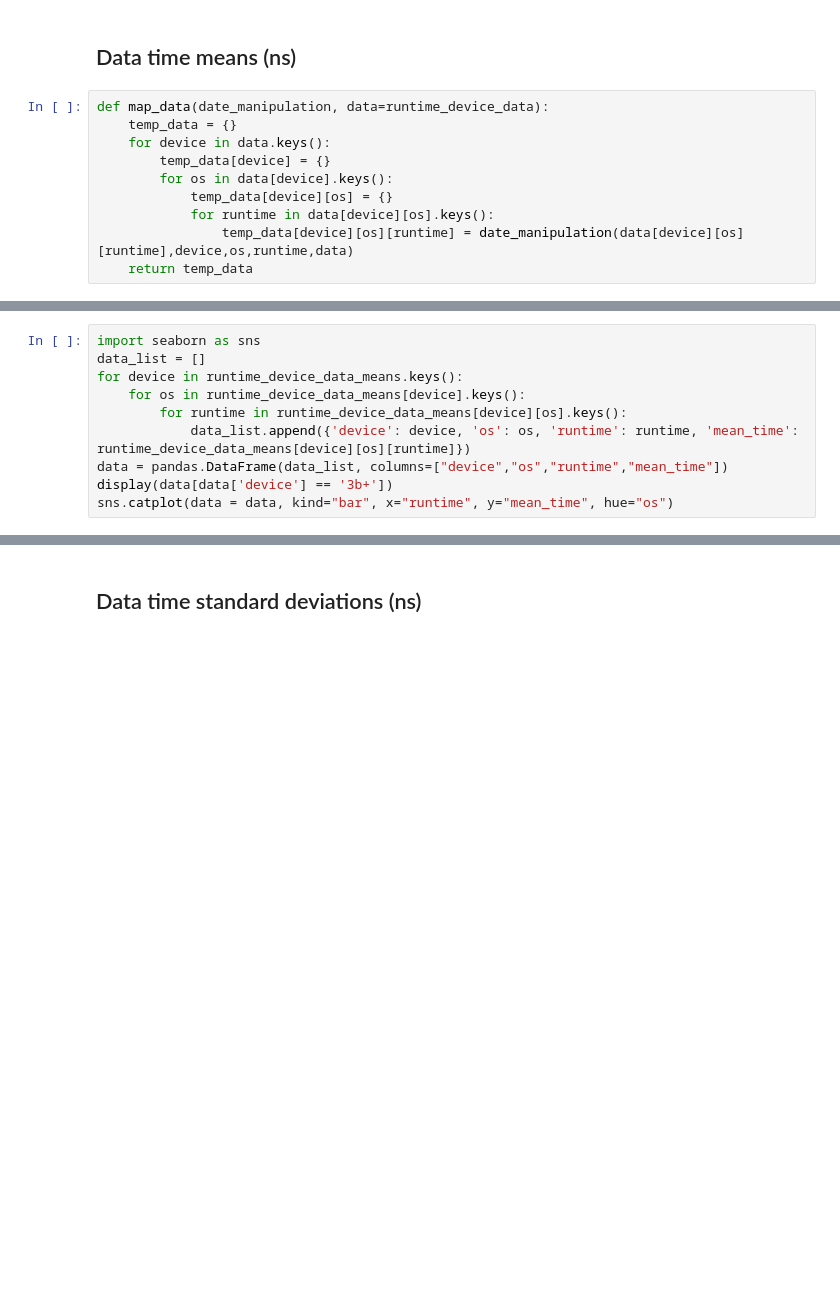
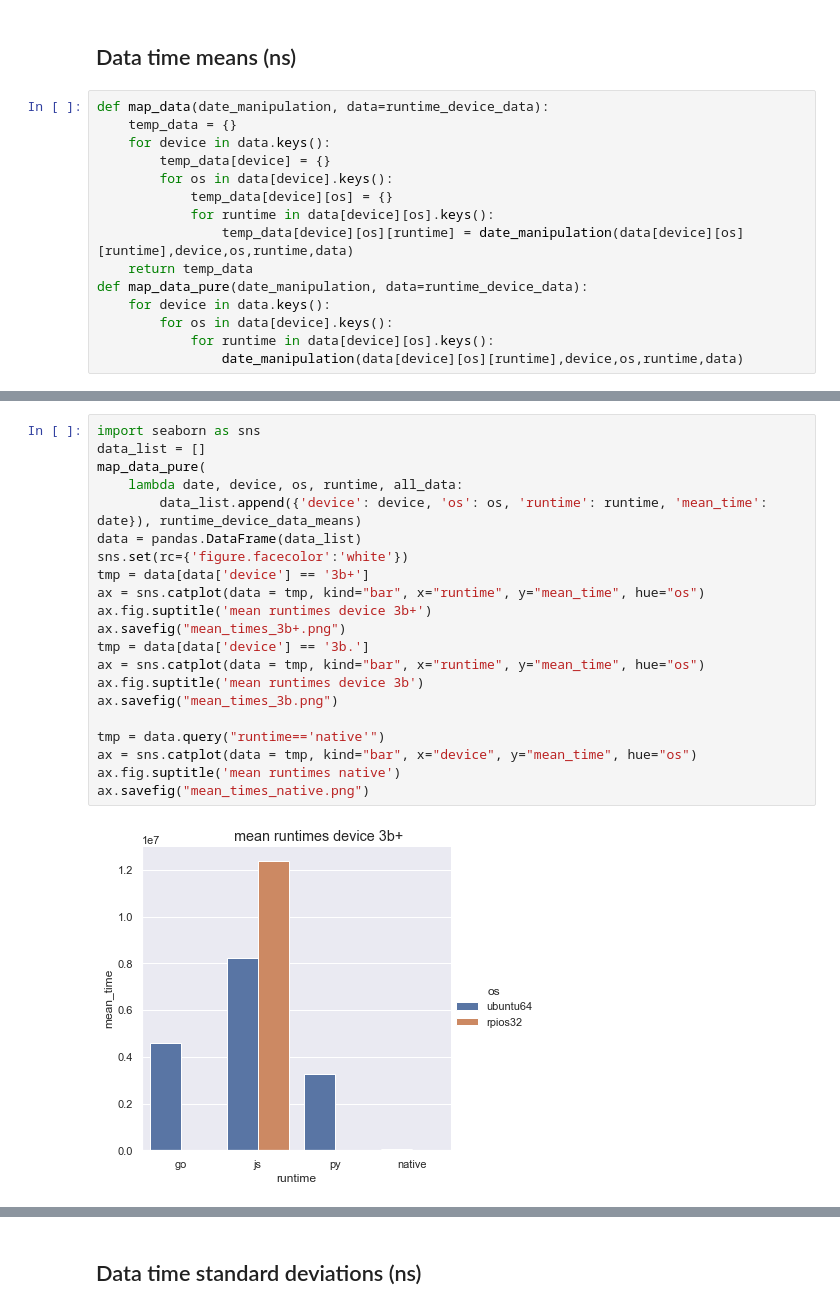
Before and after one commit to proohit/nodejs-rust, a Jupyter notebook: smartcore-wasi/analysis.ipynb, the cells around one changed output, grey strips where cells are left out. Cells and saved outputs as stored; diff of their text form; blank space fills up the shorter version.

Commit message:
smartcore-wasi - add means plots

```diff
--- a/smartcore-wasi/analysis.ipynb
+++ b/smartcore-wasi/analysis.ipynb
@@ -114,3 +114,8 @@ def map_data(date_manipulation, data=runtime_device_data):
             for runtime in data[device][os].keys():
                 temp_data[device][os][runtime] = date_manipulation(data[device][os][runtime],device,os,runtime,data)
     return temp_data
+def map_data_pure(date_manipulation, data=runtime_device_data):
+    for device in data.keys():
+        for os in data[device].keys():
+            for runtime in data[device][os].keys():
+                date_manipulation(data[device][os][runtime],device,os,runtime,data)
@@ -142,10 +146,0 @@ pretty_print_data(delta_means_rel, unit="%")
-# %%
-import seaborn as sns
-data_list = []
-for device in runtime_device_data_means.keys():
-    for os in runtime_device_data_means[device].keys():
-        for runtime in runtime_device_data_means[device][os].keys():
-            data_list.append({'device': device, 'os': os, 'runtime': runtime, 'mean_time': runtime_device_data_means[device][os][runtime]})
-data = pandas.DataFrame(data_list, columns=["device","os","runtime","mean_time"])
-display(data[data['device'] == '3b+'])
-sns.catplot(data = data, kind="bar", x="runtime", y="mean_time", hue="os")
@@ -161,0 +171,23 @@ sns.catplot(data = data, kind="bar", x="runtime", y="mean_time", hue="os")
+# %%
+import seaborn as sns
+data_list = []
+map_data_pure(
+    lambda date, device, os, runtime, all_data:
+        data_list.append({'device': device, 'os': os, 'runtime': runtime, 'mean_time': date}), runtime_device_data_means)
+data = pandas.DataFrame(data_list)
+sns.set(rc={'figure.facecolor':'white'})
+tmp = data[data['device'] == '3b+']
+ax = sns.catplot(data = tmp, kind="bar", x="runtime", y="mean_time", hue="os")
+ax.fig.suptitle('mean runtimes device 3b+')
+ax.savefig("mean_times_3b+.png")
+tmp = data[data['device'] == '3b.']
+ax = sns.catplot(data = tmp, kind="bar", x="runtime", y="mean_time", hue="os")
+ax.fig.suptitle('mean runtimes device 3b')
+ax.savefig("mean_times_3b.png")
+
+tmp = data.query("runtime=='native'")
+ax = sns.catplot(data = tmp, kind="bar", x="device", y="mean_time", hue="os")
+ax.fig.suptitle('mean runtimes native')
+ax.savefig("mean_times_native.png")
+# %% [output]
+[figure, added]
```
Also changed, not shown: parts of 7 cells of this notebook.
